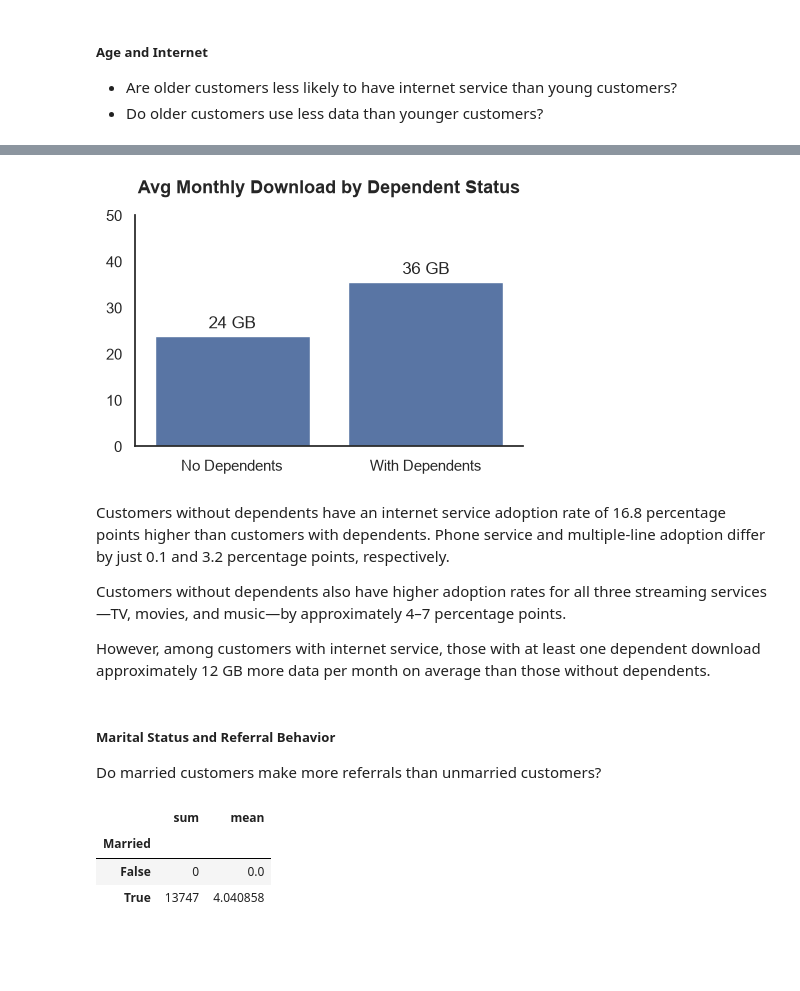
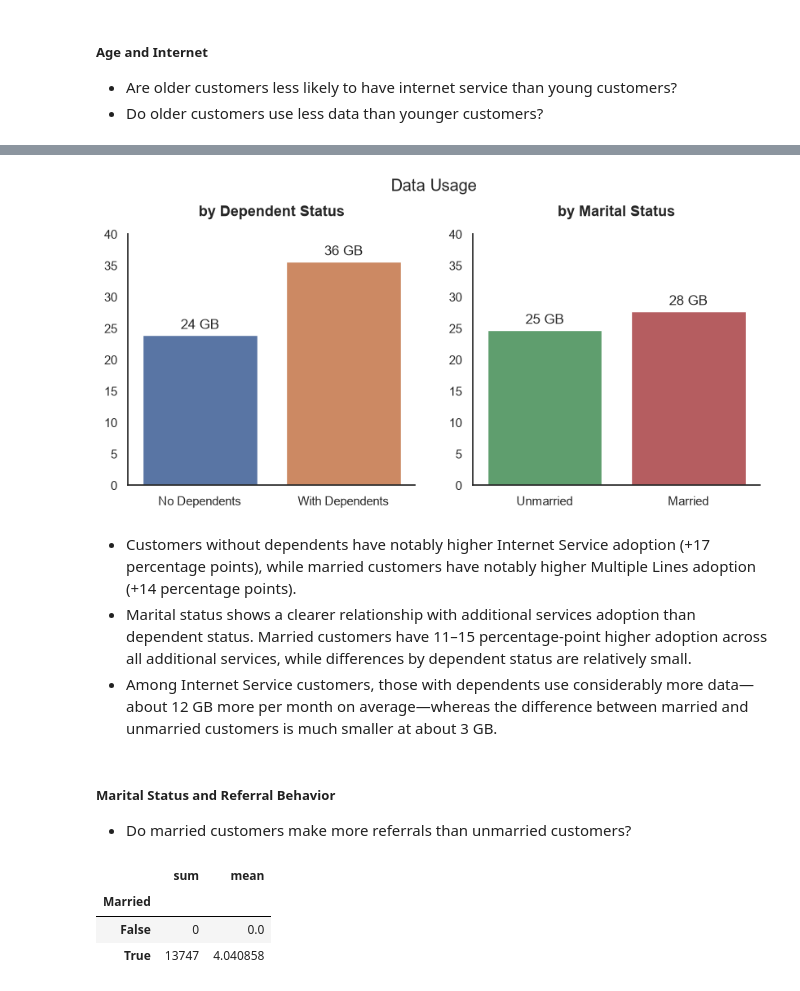
Before and after one commit to pendergataxel/telecom-customer-churn-analysis, a Jupyter notebook: notebooks/03_bivariate_and_churn_drivers.ipynb, the cells around one changed output, grey strips where cells are left out. Drawn from its saved outputs; the diff is of its cells as text; code cells hidden in the pictures; blank space fills up the shorter version.

```diff
--- a/notebooks/03_bivariate_and_churn_drivers.ipynb
+++ b/notebooks/03_bivariate_and_churn_drivers.ipynb
@@ -30,7 +30,7 @@ sns.set_theme(style='white',
               context='notebook',
               palette='deep')
 
-plt.rcParams['figure.figsize'] = (5, 3)
+plt.rcParams['figure.figsize'] = (6, 4)
 plt.rcParams['axes.titleweight'] = 'bold'
 plt.rcParams['axes.titlepad'] = 16
 plt.rcParams['axes.titlesize'] = 13
@@ -158,31 +251,55 @@ plt.tight_layout();
 # %%
 internet_customers = churn_df[churn_df['Internet Service']]
 monthly_download_by_dependents = internet_customers.groupby(internet_customers['Number of Dependents'] > 0)['Avg Monthly GB Download'].mean()
+monthly_download_by_marital = internet_customers.groupby('Married')['Avg Monthly GB Download'].mean()
 
-ax = sns.barplot(
+fig, (ax1, ax2) = plt.subplots(1, 2, figsize=(10, 4))
+
+sns.barplot(
     x=monthly_download_by_dependents.index,
-    y=monthly_download_by_dependents.values
+    y=monthly_download_by_dependents.values,
+    ax=ax1,
+    hue=monthly_download_by_dependents.index,
+    legend=False
 )
 
-ax.bar_label(ax.containers[0],
-             fmt='%.0f GB',
-             padding=3)
+sns.barplot(
+    x=monthly_download_by_marital.index,
+    y=monthly_download_by_marital.values,
+    ax=ax2,
+    hue=monthly_download_by_marital.index,
+    palette=['C2', 'C3'],
+    legend=False
+)
 
-plt.title('Avg Monthly Download by Dependent Status')
-plt.ylim(top=50)
-plt.xlabel('')
-plt.xticks([0, 1], ['No Dependents', 'With Dependents']);
+for ax in (ax1, ax2):
+    ax.tick_params(axis='x', rotation=0)
+    ax.set_ylim(0, 40)
+    ax.set_xlabel('')
+
+    for container in ax.containers:
+        ax.bar_label(
+            container,
+            fmt='%.0f GB',
+            padding=3
+        )
+
+fig.suptitle('Data Usage', y=1.05)
+
+ax1.set_title('by Dependent Status')
+ax2.set_title('by Marital Status')
+
+ax1.set_xticks([0, 1], ['No Dependents', 'With Dependents'])
+ax2.set_xticks([0, 1], ['Unmarried', 'Married']);
 # %% [output]
-[figure, old version]
+[figure, new version]
 # %% [markdown]
-Customers without dependents have an internet service adoption rate of 16.8 percentage points higher than customers with dependents. Phone service and multiple-line adoption differ by just 0.1 and 3.2 percentage points, respectively.
-
-Customers without dependents also have higher adoption rates for all three streaming services—TV, movies, and music—by approximately 4–7 percentage points.
-
-However, among customers with internet service, those with at least one dependent download approximately 12 GB more data per month on average than those without dependents.
+- Customers without dependents have notably higher Internet Service adoption (+17 percentage points), while married customers have notably higher Multiple Lines adoption (+14 percentage points).
+- Marital status shows a clearer relationship with additional services adoption than dependent status. Married customers have 11–15 percentage-point higher adoption across all additional services, while differences by dependent status are relatively small.
+- Among Internet Service customers, those with dependents use considerably more data—about 12 GB more per month on average—whereas the difference between married and unmarried customers is much smaller at about 3 GB.
 # %% [markdown]
 ##### Marital Status and Referral Behavior
-Do married customers make more referrals than unmarried customers?
+- Do married customers make more referrals than unmarried customers?
 # %%
 churn_df.groupby('Married')['Number of Referrals'].agg(['sum', 'mean'])
 # %% [output]
```
Also changed, not shown: parts of 47 cells of this notebook, 1 other file.
